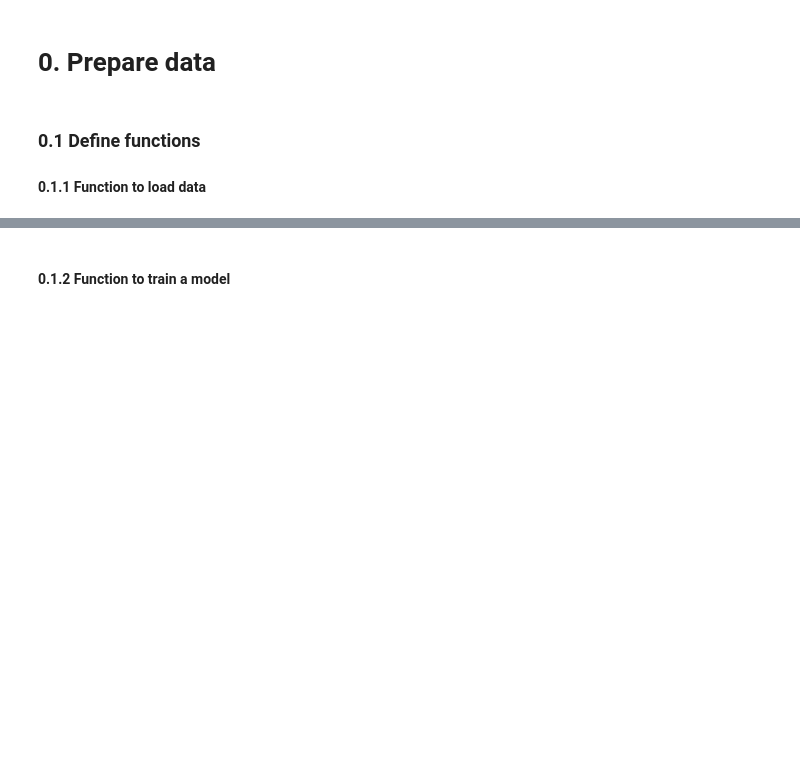
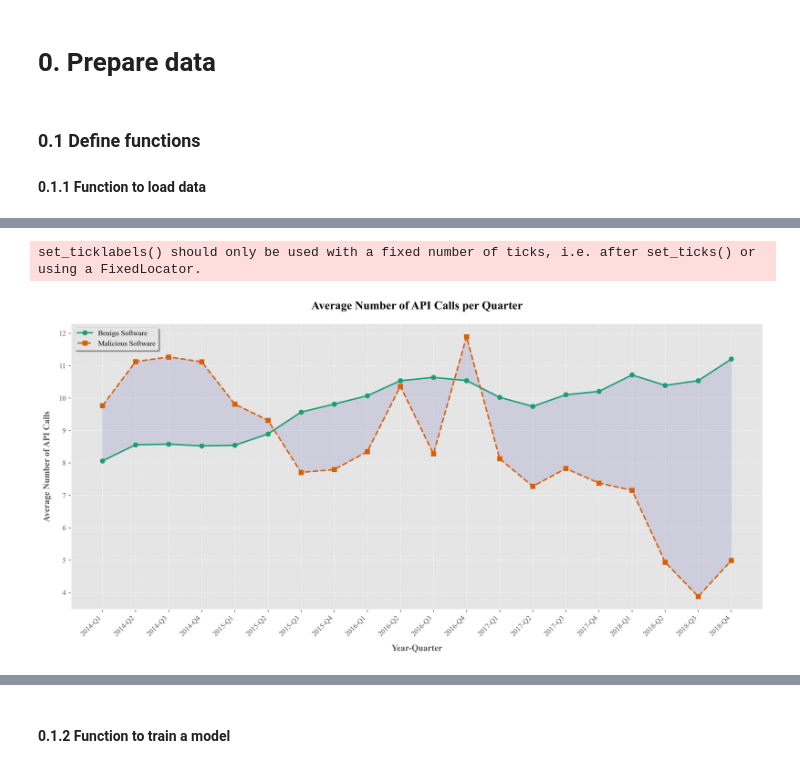
Before and after one commit to changjoon-park/kings-project, a Jupyter notebook: data/project.ipynb, the cells around one changed output, grey strips where cells are left out. Saved outputs shown, nothing was run; the diff lists cells and outputs as text; code cells hidden in the pictures; blank space fills up the shorter version.

Commit message:
added graph for metadata

```diff
--- a/data/project.ipynb
+++ b/data/project.ipynb
@@ -136,0 +170,59 @@ Total malicious: 26387 (10.18%)
+# %%
+import matplotlib.pyplot as plt
+import pandas as pd
+import numpy as np
+
+# Assuming you have the data in the same format as before
+df = pd.DataFrame(average_api_calls.items(), columns=['Quarter', 'Values'])
+df['Benign'] = df['Values'].apply(lambda x: x['benign'])
+df['Malicious'] = df['Values'].apply(lambda x: x['malicious'])
+df = df.sort_values('Quarter')
+
+# Create a categorical x-axis
+df['Quarter_Cat'] = pd.Categorical(df['Quarter'], categories=df['Quarter'], ordered=True)
+
+# Set up the plot style
+plt.style.use('ggplot')
+plt.rcParams['font.family'] = 'serif'
+plt.rcParams['font.serif'] = ['Times New Roman'] + plt.rcParams['font.serif']
+
+# Create the plot
+fig, ax = plt.subplots(figsize=(14, 7), dpi=300)
+
+# Plot the data
+ax.plot(df['Quarter_Cat'], df['Benign'], color='#1b9e77', linewidth=2, marker='o', markersize=6, label='Benign Software')
+ax.plot(df['Quarter_Cat'], df['Malicious'], color='#d95f02', linewidth=2, marker='s', markersize=6, label='Malicious Software', linestyle='--')
+
+# Fill the area between the lines
+ax.fill_between(df['Quarter_Cat'], df['Benign'], df['Malicious'], alpha=0.2, color='#7570b3')
+
+# Customize the plot
+ax.set_title('Average Number of API Calls per Quarter', fontsize=16, fontweight='bold', pad=20)
+ax.set_xlabel('Year-Quarter', fontsize=12, fontweight='bold', labelpad=10)
+ax.set_ylabel('Average Number of API Calls', fontsize=12, fontweight='bold', labelpad=10)
+
+# Format x-axis
+plt.xticks(rotation=45, ha='right')
+ax.set_xticklabels(df['Quarter'])
+
+# Ensure all x-ticks are visible
+ax.set_xticks(range(len(df['Quarter'])))
+
+# Customize grid
+ax.grid(True, linestyle='--', alpha=0.7)
+ax.set_axisbelow(True)
+
+# Add legend
+ax.legend(frameon=True, fancybox=True, shadow=True, fontsize=10, loc='upper left')
+
+# Tight layout
+plt.tight_layout()
+
+# Save the figure (uncomment to save)
+# plt.savefig('api_calls_per_quarter.pdf', format='pdf', dpi=300, bbox_inches='tight')
+# plt.savefig('api_calls_per_quarter.png', format='png', dpi=300, bbox_inches='tight')
+
+plt.show()
+# %% [output]
+set_ticklabels() should only be used with a fixed number of ticks, i.e. after set_ticks() or using a FixedLocator.
+[figure, added]
```
Also changed, not shown: parts of 7 cells of this notebook, 1 other file.
